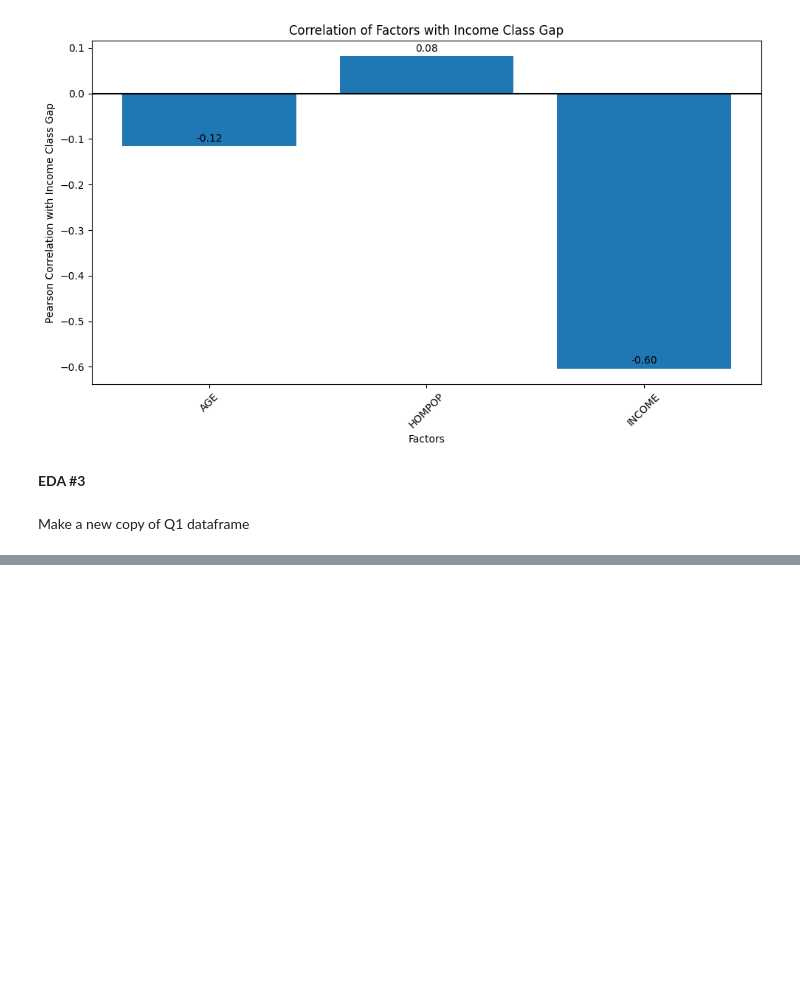
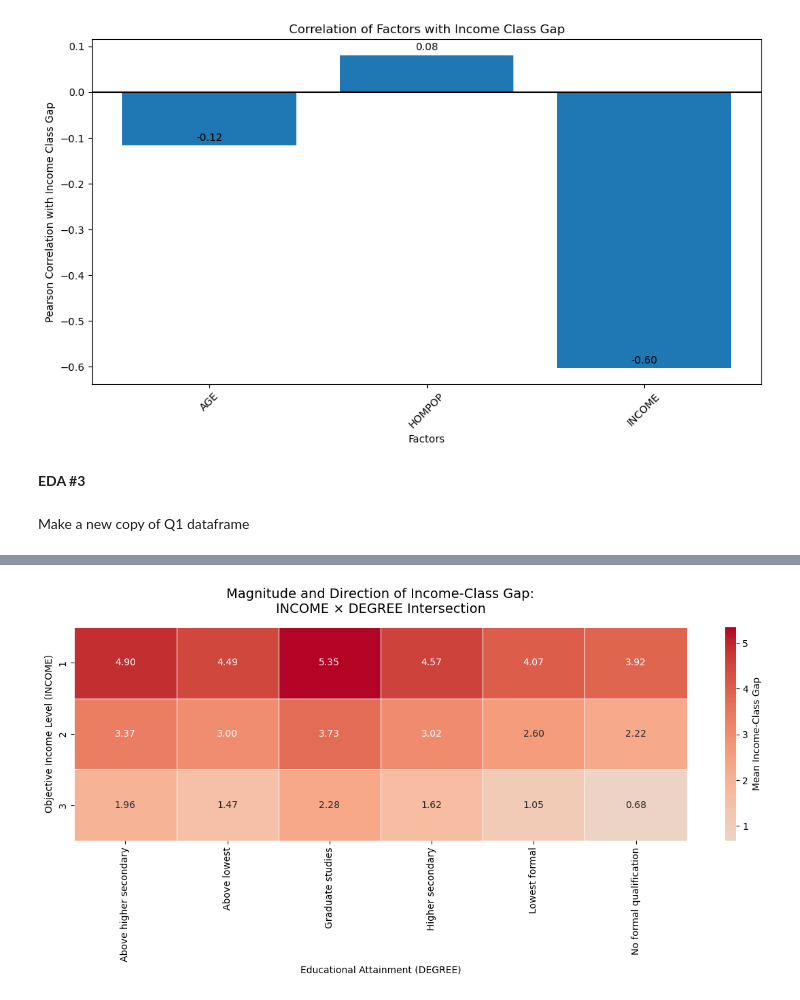
Before and after one commit to marionzaniee/CSMODEL-MCO1, a Jupyter notebook: Balikbayan_Babes.ipynb, the cells around one changed output, grey strips where cells are left out. Cells and saved outputs as stored; diff of their text form; code cells hidden in the pictures; blank space fills up the shorter version.

```diff
--- a/Balikbayan_Babes.ipynb
+++ b/Balikbayan_Babes.ipynb
@@ -783,7 +784,3 @@ plt.show()
 **EDA #3**
 # %% [markdown]
 Make a new copy of Q1 dataframe
-# %%
-research_q3 = research_q1.copy()
-research_q3['DEGREE'] = dataframe['DEGREE']
-research_q3['HOMPOP'] = dataframe['HOMPOP']
@@ -850,0 +789,91 @@ plt.show()
+# %%
+
+
+
+# 2. Hiramin si DEGREE, HOMPOP, at MAINSTAT mula sa new_df
+research_q3['DEGREE'] = new_df['DEGREE']
+research_q3['HOMPOP'] = new_df['HOMPOP']
+research_q3['MAINSTAT'] = new_df['MAINSTAT'] # Heto na siya teh, hindi na natin siya iiwan!
+
+# =========================================================================
+# LILINISIN ANG DATA TYPE NG 'HOMPOP' PARA HINDI MAGALIT ANG HEATMAP
+# =========================================================================
+research_q3['HOMPOP_NUM'] = pd.to_numeric(research_q3['HOMPOP'], errors='coerce')
+research_q3['HOMPOP_NUM'] = research_q3['HOMPOP_NUM'].replace(-1, np.nan)
+
+research_q3['HOMPOP_GROUPS'] = research_q3['HOMPOP_NUM'].apply(
+    lambda x: '6+' if x >= 6 else (str(int(x)) if pd.notnull(x) else np.nan)
+)
+
+# 3. Compute the gap
+research_q3['income_class_gap'] = research_q3['TOPBOT'] - research_q3['INCOME']
+
+# 4. THE DROPPING: Isama natin si MAINSTAT sa dropna para malinis ang lahat ng graphs
+clean_df = research_q3.dropna(subset=['income_class_gap', 'INCOME', 'DEGREE', 'HOMPOP_GROUPS', 'MAINSTAT']).copy()
+
+clean_df = clean_df[~clean_df['DEGREE'].astype(str).str.lower().str.contains('no answer')]
+clean_df = clean_df[~clean_df['MAINSTAT'].astype(str).str.lower().str.contains('no answer')]
+
+
+# =========================================================================
+# HEATMAP 1: INCOME × DEGREE Intersection
+# =========================================================================
+pivot_inc_deg = clean_df.pivot_table(
+    values="income_class_gap", index="INCOME", columns="DEGREE", aggfunc="mean"
+)
+
+plt.figure(figsize=(12, 6))
+sns.heatmap(
+    pivot_inc_deg, annot=True, cmap="coolwarm", center=0, fmt=".2f", linewidths=0.5,
+    cbar_kws={"label": "Mean Income-Class Gap"}
+)
+plt.title("Magnitude and Direction of Income-Class Gap:\nINCOME × DEGREE Intersection", fontsize=14, pad=15)
+plt.ylabel("Objective Income Level (INCOME)")
+plt.xlabel("Educational Attainment (DEGREE)")
+plt.tight_layout()
+plt.show()
+
+
+# =========================================================================
+# HEATMAP 2: INCOME × HOMPOP Intersection
+# =========================================================================
+pivot_inc_pop = clean_df.pivot_table(
+    values="income_class_gap", index="INCOME", columns="HOMPOP_GROUPS", aggfunc="mean"
+)
+
+pop_order = ['1', '2', '3', '4', '5', '6+']
+existing_order = [col for col in pop_order if col in pivot_inc_pop.columns]
+pivot_inc_pop = pivot_inc_pop.reindex(columns=existing_order)
+
+plt.figure(figsize=(12, 6))
+sns.heatmap(
+    pivot_inc_pop, annot=True, cmap="coolwarm", center=0, fmt=".2f", linewidths=0.5,
+    cbar_kws={"label": "Mean Income-Class Gap"}
+)
+plt.title("Magnitude and Direction of Income-Class Gap:\nINCOME × HOMPOP Intersection", fontsize=14, pad=15)
+plt.ylabel("Objective Income Level (INCOME)")
+plt.xlabel("Household Population (HOMPOP)")
+plt.tight_layout()
+plt.show()
+
+
+# =========================================================================
+# HEATMAP 3: INCOME × MAINSTAT Intersection (Ang Nawawalang Kabanata!)
+# =========================================================================
+pivot_inc_stat = clean_df.pivot_table(
+    values="income_class_gap", index="INCOME", columns="MAINSTAT", aggfunc="mean"
+)
+
+plt.figure(figsize=(14, 6)) # Medyo mas mahaba kasi pwedeng mahaba ang mga salita sa MAINSTAT
+sns.heatmap(
+    pivot_inc_stat, annot=True, cmap="coolwarm", center=0, fmt=".2f", linewidths=0.5,
+    cbar_kws={"label": "Mean Income-Class Gap"}
+)
+plt.title("Magnitude and Direction of Income-Class Gap:\nINCOME × MAINSTAT Intersection", fontsize=14, pad=15)
+plt.ylabel("Objective Income Level (INCOME)")
+plt.xlabel("Employment / Main Activity Status (MAINSTAT)")
+plt.xticks(rotation=45, ha='right') # Para hindi mag-overlap yung mga text ng trabaho sa ilalim
+plt.tight_layout()
+plt.show()
+# %% [output]
+[figure, added]
```
Also changed, not shown: parts of 14 cells of this notebook.
